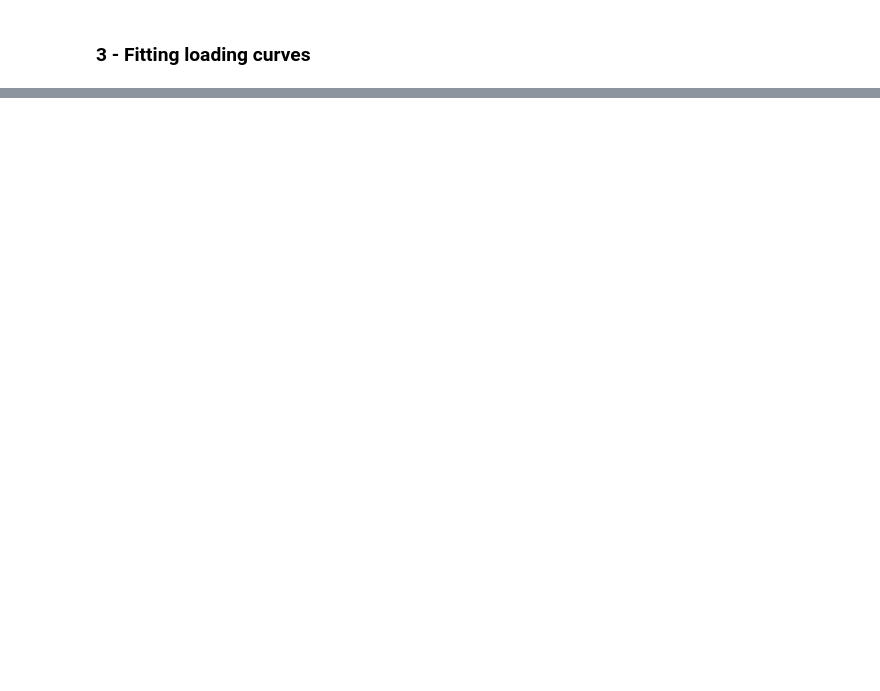
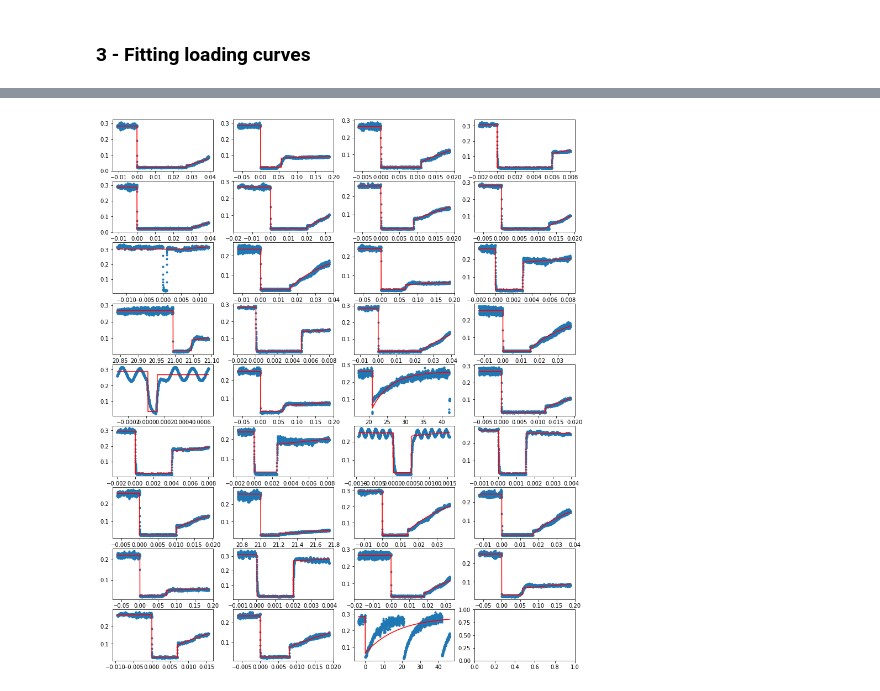
Before and after one commit to RFerraciniAlves/FP-20-notebooks, a Jupyter notebook: FP 20 notebook.ipynb, the cells around one changed output, grey strips where cells are left out. Cells and saved outputs as stored; diff of their text form; code cells hidden in the pictures; blank space fills up the shorter version.

```diff
--- a/FP 20 notebook.ipynb
+++ b/FP 20 notebook.ipynb
@@ -170,0 +182,5 @@ df.plot(marker='.', figsize=(14,25), subplots=True, layout=(9,4), sharex=False);
+# %%
+dfs_fit_rr, fit_df_rr = fit_loading_dfs(dfs_rr, offset_on=True)
+fig, axes = plot_dfs_with_fits(dfs_fit_rr)
+# %% [output]
+[figure, added]
```
Also changed, not shown: parts of 11 cells of this notebook.
